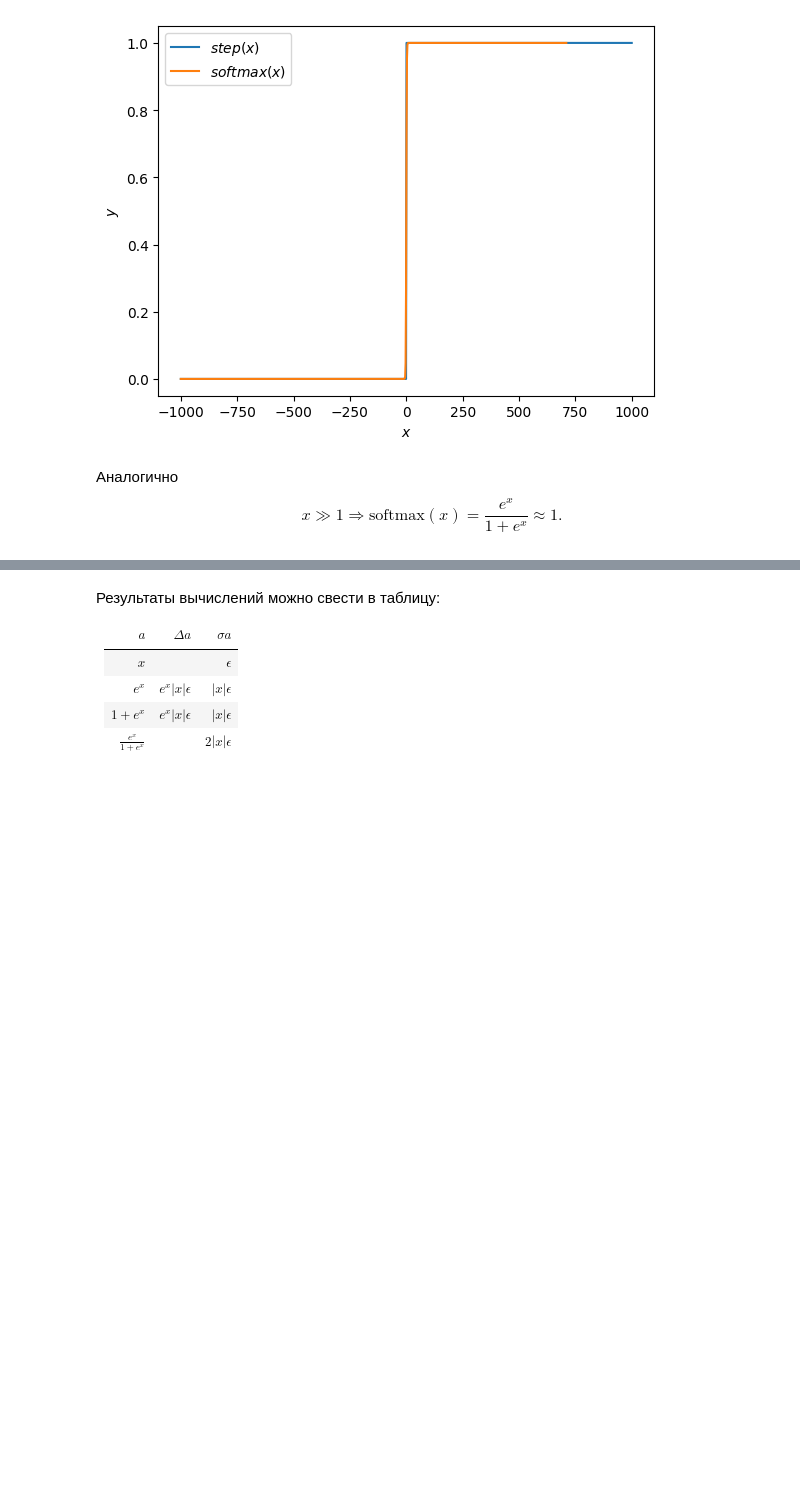
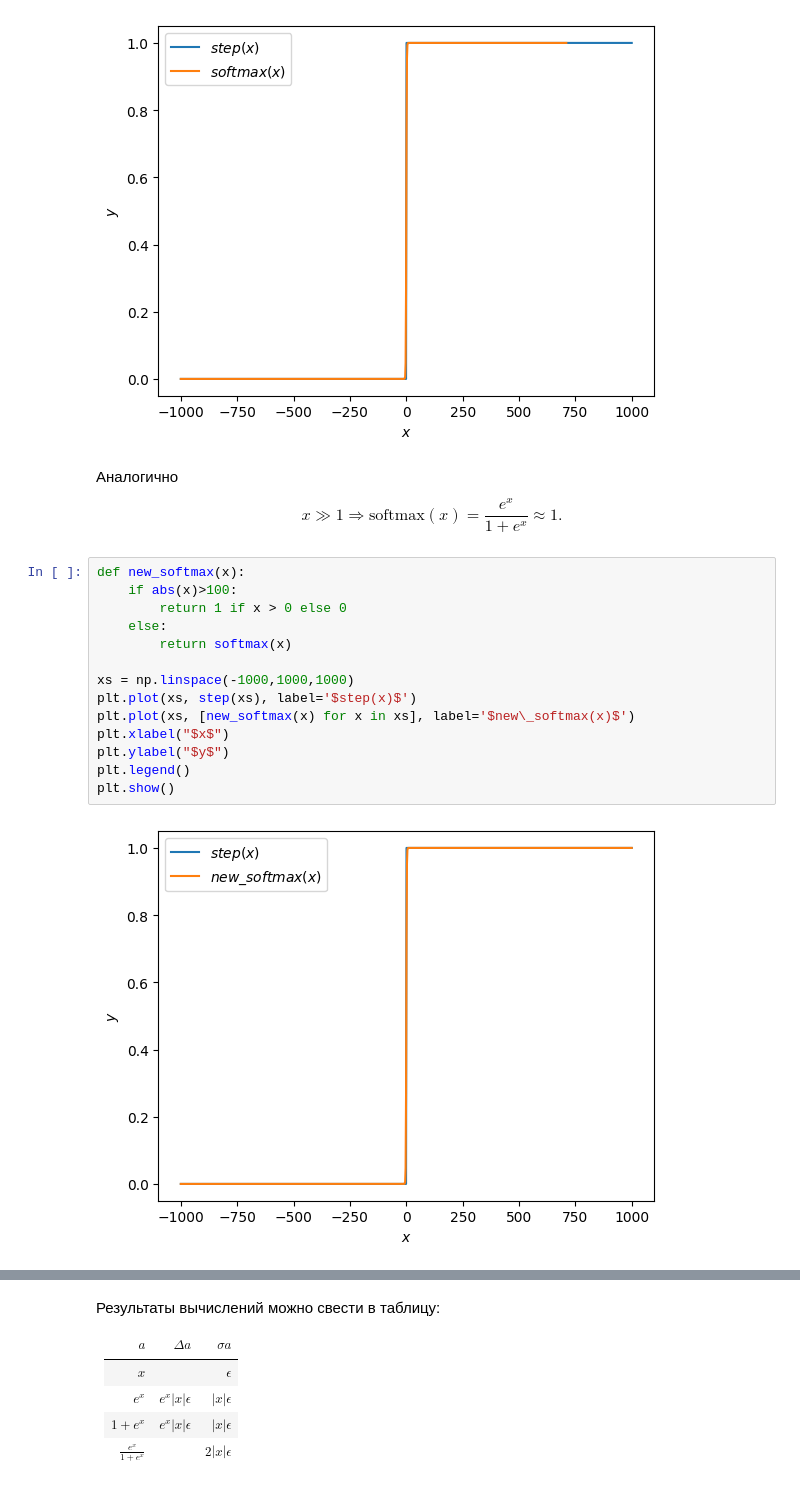
Before and after one commit to dyed-eye/numerical-methods, a Jupyter notebook: 1. Trouble with powers.ipynb, the cells around one changed output, grey strips where cells are left out. Drawn from its saved outputs; the diff is of its cells as text; blank space fills up the shorter version.

```diff
--- a/1. Trouble with powers.ipynb
+++ b/1. Trouble with powers.ipynb
@@ -410,5 +408,21 @@ plt.show()
 [figure]
 # %% [markdown]
 Аналогично $$x\gg1\Rightarrow\mathrm{softmax}(x)=\frac{e^x}{1+e^x}\approx 1.$$
+# %%
+def new_softmax(x):
+    if abs(x)>100:
+        return 1 if x > 0 else 0
+    else:
+        return softmax(x)
+
+xs = np.linspace(-1000,1000,1000)
+plt.plot(xs, step(xs), label='$step(x)$')
+plt.plot(xs, [new_softmax(x) for x in xs], label='$new\_softmax(x)$')
+plt.xlabel("$x$")
+plt.ylabel("$y$")
+plt.legend()
+plt.show()
+# %% [output]
+[figure, added]
 # %% [markdown]
 ### Попробуем оценить погрешность вычислений функции softmax.
```
Also changed, not shown: parts of 8 cells of this notebook.
